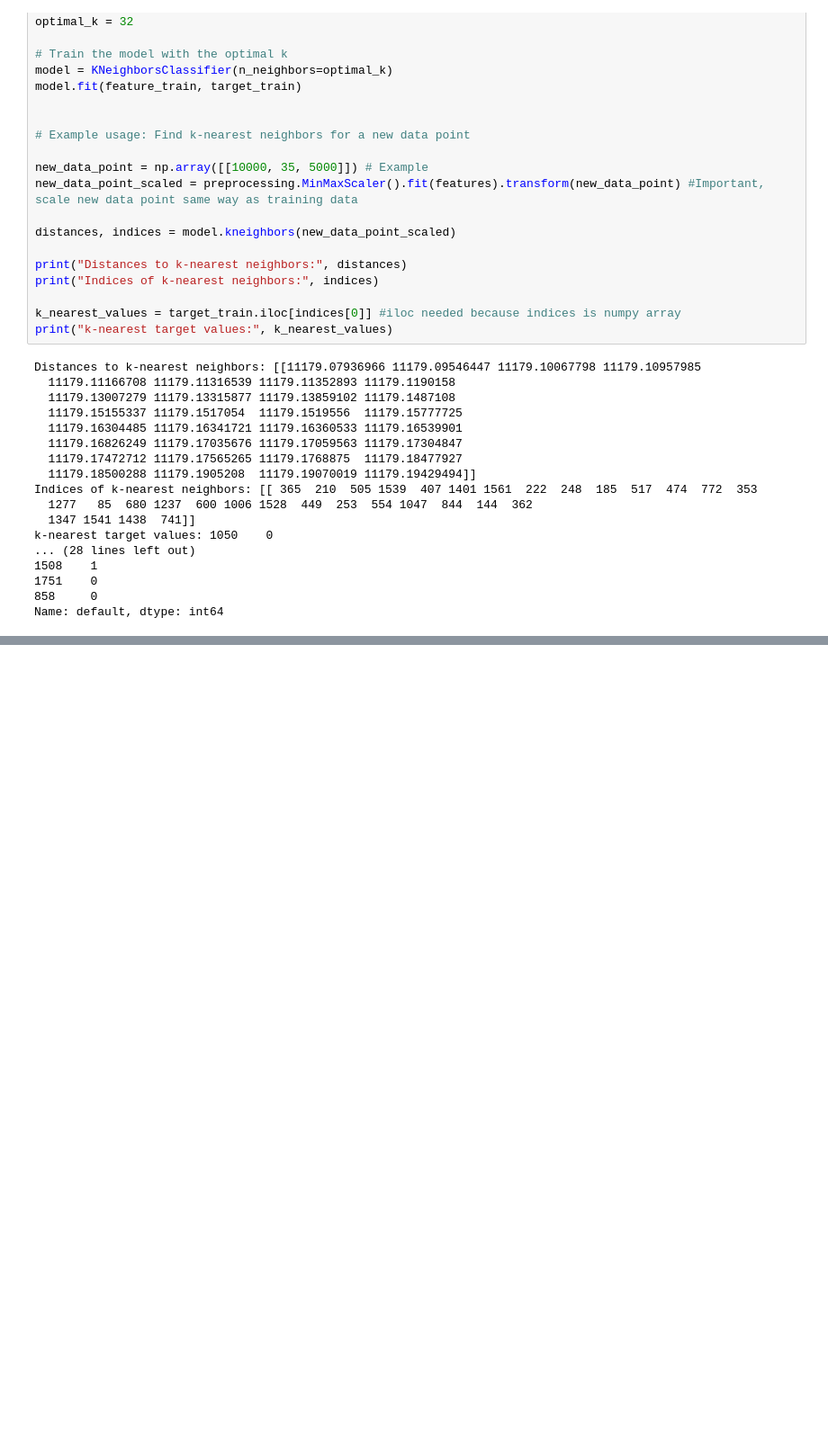
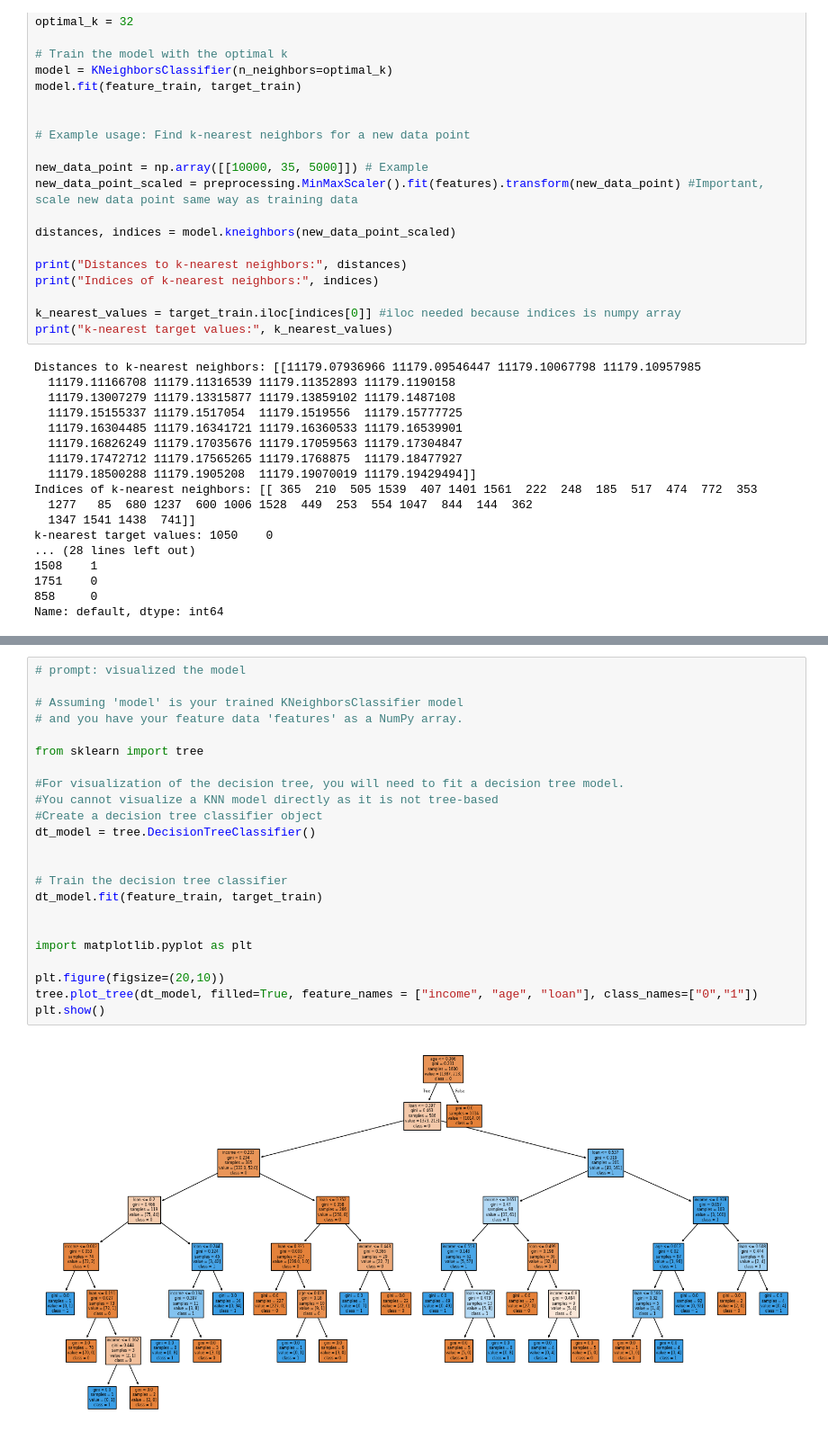
Before and after one commit to umm-e-sulaim/machine-learning-AI, a Jupyter notebook: 10_K_Nearest_Neighbors.ipynb, the cells around one changed output, grey strips where cells are left out. Shown at 90% size. Saved outputs shown, nothing was run; the diff lists cells and outputs as text; blank space fills up the shorter version.

```diff
--- a/10_K_Nearest_Neighbors.ipynb
+++ b/10_K_Nearest_Neighbors.ipynb
@@ -721,0 +936,25 @@ Name: default, dtype: int64
+# %%
+# prompt: visualized the model
+
+# Assuming 'model' is your trained KNeighborsClassifier model
+# and you have your feature data 'features' as a NumPy array.
+
+from sklearn import tree
+
+#For visualization of the decision tree, you will need to fit a decision tree model.
+#You cannot visualize a KNN model directly as it is not tree-based
+#Create a decision tree classifier object
+dt_model = tree.DecisionTreeClassifier()
+
+
+# Train the decision tree classifier
+dt_model.fit(feature_train, target_train)
+
+
+import matplotlib.pyplot as plt
+
+plt.figure(figsize=(20,10))
+tree.plot_tree(dt_model, filled=True, feature_names = ["income", "age", "loan"], class_names=["0","1"])
+plt.show()
+# %% [output]
+[figure, added]
```
Also changed, not shown: parts of 13 cells of this notebook.
